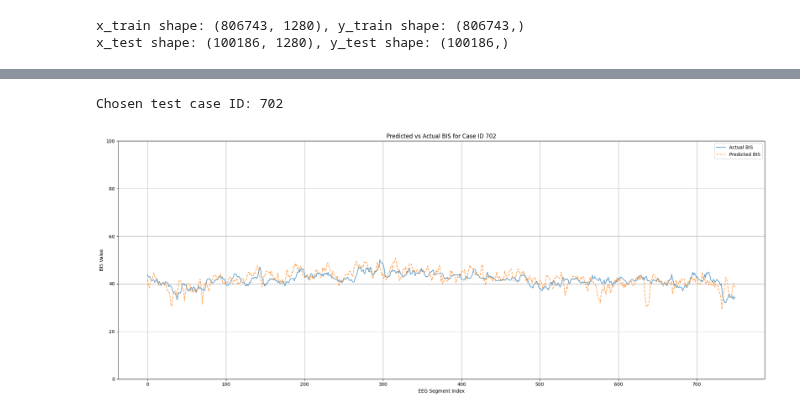
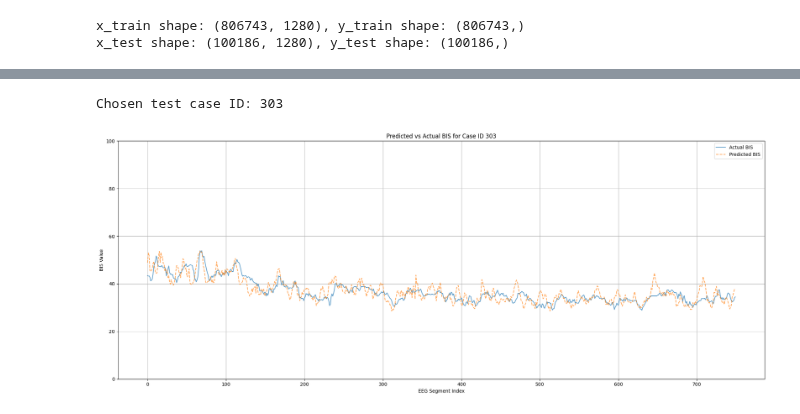
Before and after one commit to RafsanJany-UST/NYC_Research_Cell, a Jupyter notebook: BIS/Plotings.ipynb, the cells around one changed output, grey strips where cells are left out. Saved outputs shown, nothing was run; the diff lists cells and outputs as text; code cells hidden in the pictures.

```diff
--- a/BIS/Plotings.ipynb
+++ b/BIS/Plotings.ipynb
@@ -3,7 +7,7 @@ import joblib
 import numpy as np
 
 # Load saved EEG-BIS dataset
-data = joblib.load('data_10_sec_200.pkl')
+data = joblib.load('v2_data_10_sec_200.pkl')
 
 x = data['x']  # Shape: (N, 1280)
 y = data['y']  # Shape: (N,)
@@ -394,7 +420,7 @@ model = model.to(device)
 model.eval()
 
 
-subject_num = 12
+subject_num = 7
 # Step 4: Pick one test case
 chosen_caseid = list(test_caseids)[subject_num]  # pick the first test subject
 print(f"Chosen test case ID: {chosen_caseid}")
@@ -403,32 +429,32 @@ print(f"Chosen test case ID: {chosen_caseid}")
 case_indices = [i for i, cid in enumerate(c) if cid == chosen_caseid]
 
 x_case = x[case_indices]  # shape: (N, 1280)
 y_case = y[case_indices]
 
 # Step 6: Predict
 with torch.no_grad():
     x_tensor = torch.tensor(x_case).unsqueeze(1).float().to(device)  # (B, 1, 1280)
     y_pred = model(x_tensor).cpu().numpy()
 
 # Step 7: Plot
 plt.figure(figsize=(20, 8))
 
 #plt.plot(y_case[50:700], label='Actual BIS', marker='o', linestyle='-', alpha=0.7)
 #plt.plot(y_pred[50:700], label='Predicted BIS', marker='x', linestyle='--', alpha=0.7)
 
 plt.plot(y_case[50:800], label='Actual BIS',linestyle='-', alpha=0.7)
 plt.plot(y_pred[50:800], label='Predicted BIS', linestyle='--', alpha=0.7)
 
 
 plt.xlabel("EEG Segment Index")
 plt.ylabel("BIS Value")
 plt.title(f"Predicted vs Actual BIS for Case ID {chosen_caseid}")
 plt.legend()
 plt.grid(True)
 plt.ylim(0, 100)
 plt.tight_layout()
 plt.savefig(f"Case_id_{chosen_caseid}_bis_prediction_case.png", dpi=300)
 plt.show()
 # %% [output]
-Chosen test case ID: 702
+Chosen test case ID: 303
-[figure, old version]
+[figure, new version]
```
Also changed, not shown: parts of 4 cells of this notebook, 28 other files.
